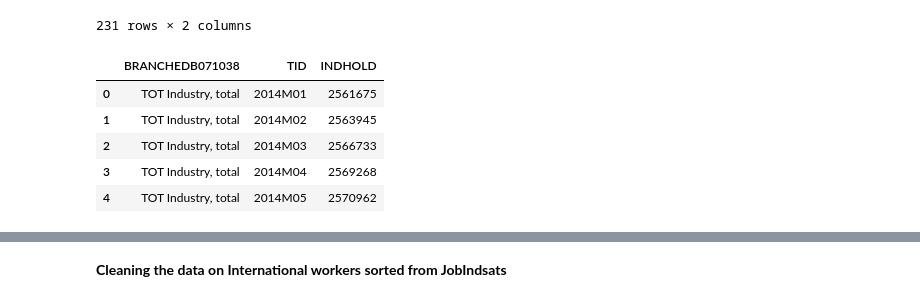
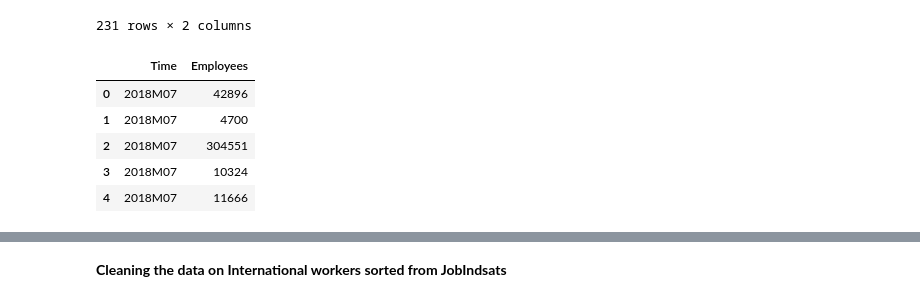
Before and after one commit to NumEconCopenhagen/Projects_2024_Emma-Anna-Oscar, a Jupyter notebook: dataproject/dataproject.ipynb, the cells around one changed output, grey strips where cells are left out. Drawn from its saved outputs; the diff is of its cells as text; code cells hidden in the pictures.

```diff
--- a/dataproject/dataproject.ipynb
+++ b/dataproject/dataproject.ipynb
@@ -270,21 +270,23 @@ Tid:
 # %%
 params = employees._define_base_params(language='en')
 
 params = {'table': 'LBESK03',
  'format': 'BULK',
  'lang': 'en',
- 'variables': [{'code': 'BRANCHEDB071038', 'values': ['TOT']},
+ 'variables': [{'code': 'BRANCHEDB071038', 'values': ['*']},
   {'code': 'Tid', 'values': ['>2013M12<=2024M01']}]}
 
 empl = employees.get_data(params=params)
+empl.drop(['BRANCHEDB071038'], axis=1, inplace=True)
+empl.rename(columns = {'INDHOLD':'Employees', 'TID':'Time'}, inplace=True)
 empl.head(5)
 # %% [output]
-|  | BRANCHEDB071038 | TID | INDHOLD |
-| 0 | TOT Industry, total | 2014M01 | 2561675 |
-| 1 | TOT Industry, total | 2014M02 | 2563945 |
-| 2 | TOT Industry, total | 2014M03 | 2566733 |
-| 3 | TOT Industry, total | 2014M04 | 2569268 |
-| 4 | TOT Industry, total | 2014M05 | 2570962 |
+|  | Time | Employees |
+| 0 | 2018M07 | 42896 |
+| 1 | 2018M07 | 4700 |
+| 2 | 2018M07 | 304551 |
+| 3 | 2018M07 | 10324 |
+| 4 | 2018M07 | 11666 |
 # %%
 params2 = lb_short_service._define_base_params(language='en')
 
```
Also changed, not shown: parts of 16 cells of this notebook, 1 other file.
